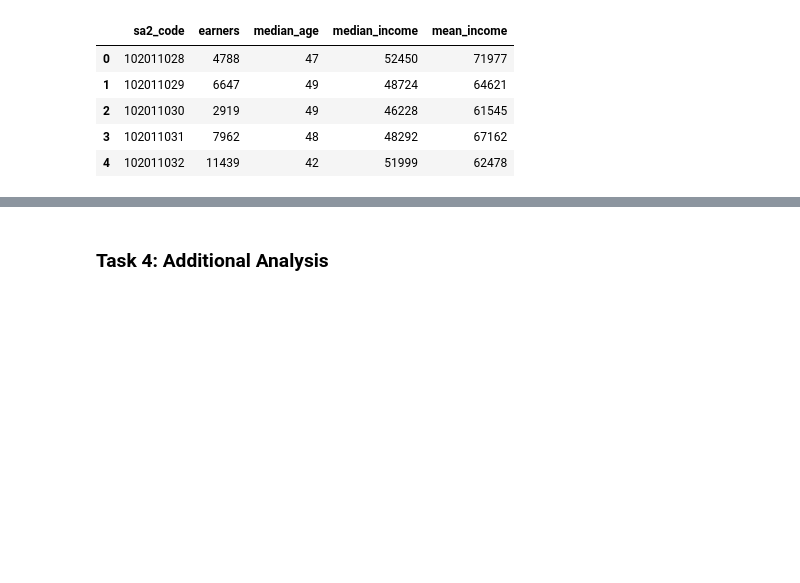
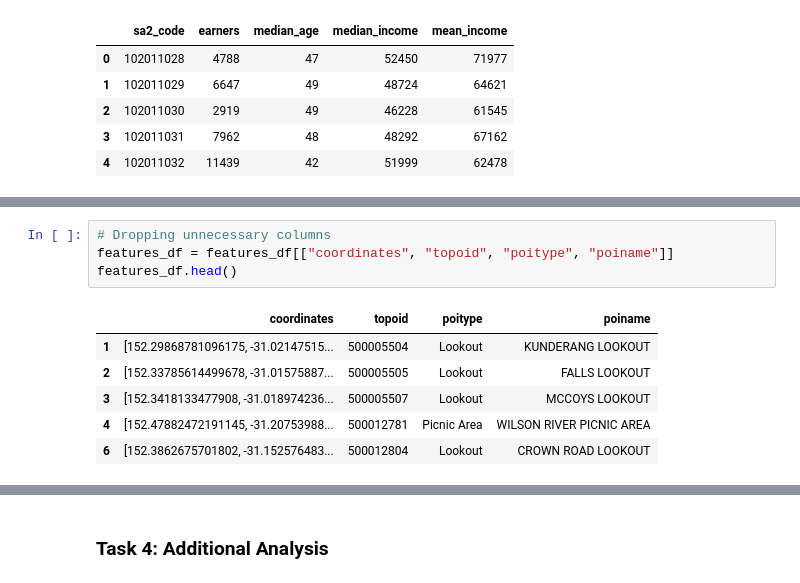
Before and after one commit to FixItChris/DATA2901, a Jupyter notebook: Report.ipynb, the cells around one changed output, grey strips where cells are left out. Saved outputs shown, nothing was run; the diff lists cells and outputs as text; blank space fills up the shorter version.

```diff
--- a/Report.ipynb
+++ b/Report.ipynb
@@ -883,0 +944,11 @@ query(conn, "SELECT * FROM income LIMIT 5;")
+# %%
+# Dropping unnecessary columns
+features_df = features_df[["coordinates", "topoid", "poitype", "poiname"]]
+features_df.head()
+# %% [output]
+|  | coordinates | topoid | poitype | poiname |
+| 1 | [152.29868781096175, -31.02147515... | 500005504 | Lookout | KUNDERANG LOOKOUT |
+| 2 | [152.33785614499678, -31.01575887... | 500005505 | Lookout | FALLS LOOKOUT |
+| 3 | [152.3418133477908, -31.018974236... | 500005507 | Lookout | MCCOYS LOOKOUT |
+| 4 | [152.47882472191145, -31.20753988... | 500012781 | Picnic Area | WILSON RIVER PICNIC AREA |
+| 6 | [152.3862675701802, -31.152576483... | 500012804 | Lookout | CROWN ROAD LOOKOUT |
```
Also changed, not shown: parts of 19 cells of this notebook, 2 other files.
